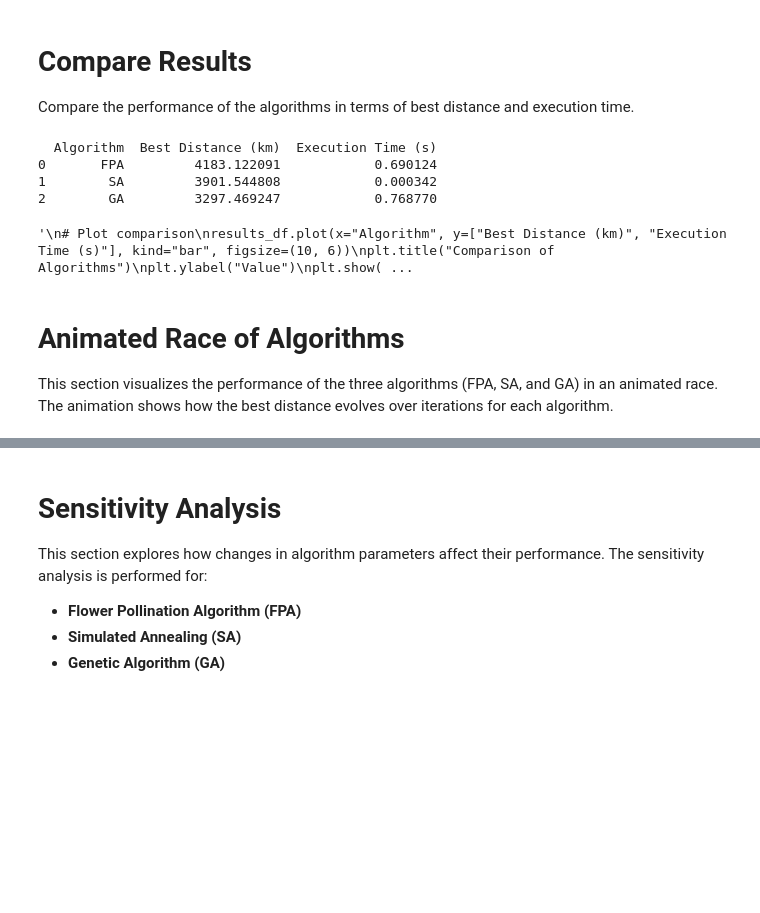
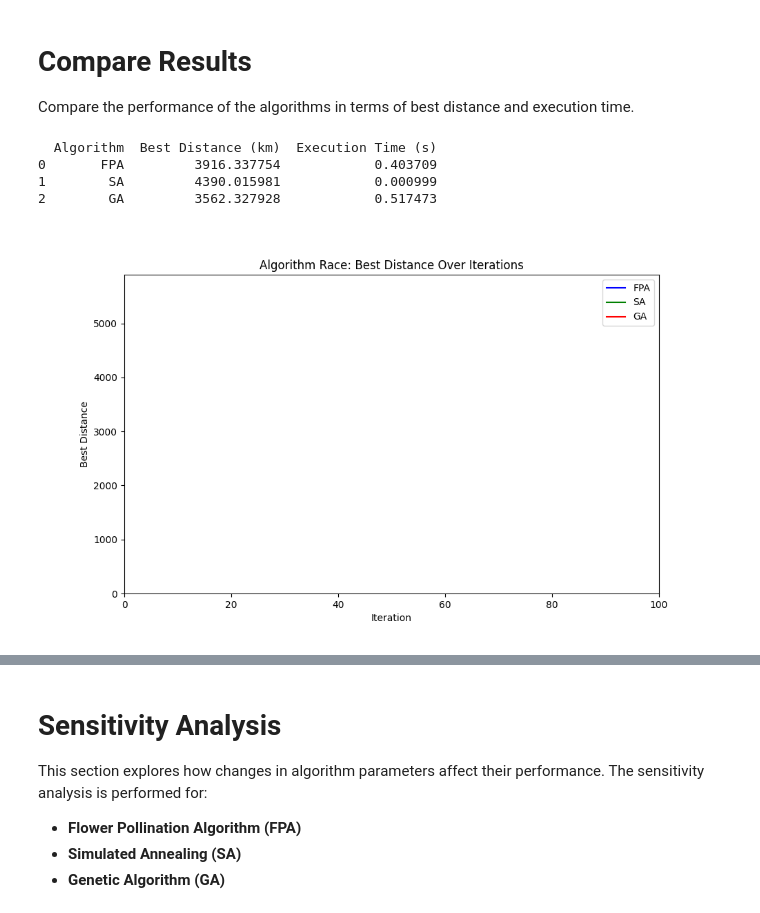
Before and after one commit to mohamed-achek/FlowerPollinationAlgorithm, a Jupyter notebook: fpa.ipynb, the cells around one changed output, grey strips where cells are left out. Saved outputs shown, nothing was run; the diff lists cells and outputs as text; code cells hidden in the pictures; blank space fills up the shorter version.

```diff
--- a/fpa.ipynb
+++ b/fpa.ipynb
@@ -157,40 +157,77 @@ Genetic Algorithm (GA):
 # Compare Results
 Compare the performance of the algorithms in terms of best distance and execution time.
 # %%
-# Compare results
+# Compare results and show animated race for the same run
+
+# --- Table of results ---
 def get_exec_time(obj, fallback=None):
     if hasattr(obj, "n_iterations"):
         return obj.n_iterations
     elif hasattr(obj, "n_generations"):
         return obj.n_generations
     elif fallback is not None:
         return fallback
     else:
         return "N/A"
 
 results = {
     "Algorithm": ["FPA", "SA", "GA"],
     "Best Distance (km)": [fpa.best_distance, sa.best_distance, ga.best_distance],
     "Execution Time (s)": [fpa_exec_time, sa_exec_time, ga_exec_time]
 }
 
 import pandas as pd
 results_df = pd.DataFrame(results)
 print(results_df)
-"""
-# Plot comparison
-results_df.plot(x="Algorithm", y=["Best Distance (km)", "Execution Time (s)"], kind="bar", figsize=(10, 6))
-plt.title("Comparison of Algorithms")
-plt.ylabel("Value")
-plt.show()
-"""
+
+# --- Animated Race of Algorithms for the same run ---
+from matplotlib.animation import FuncAnimation
+from IPython.display import Image, display
+
+# Use the history from the same run as above
+fpa_distances = [fpa.total_distance(perm) for perm in fpa.history]
+sa_distances = [sa.total_distance(perm) for perm in sa.history]
+ga_distances = [ga.total_distance(perm) for perm in ga.history]
+
+max_iterations = max(len(fpa_distances), len(sa_distances), len(ga_distances))
+
+# Pad shorter histories with the last value to match the longest history
+fpa_distances += [fpa_distances[-1]] * (max_iterations - len(fpa_distances))
+sa_distances += [sa_distances[-1]] * (max_iterations - len(sa_distances))
+ga_distances += [ga_distances[-1]] * (max_iterations - len(ga_distances))
+
+fig, ax = plt.subplots(figsize=(10, 6))
+lines = {
+    "FPA": ax.plot([], [], label="FPA", color="blue")[0],
+    "SA": ax.plot([], [], label="SA", color="green")[0],
+    "GA": ax.plot([], [], label="GA", color="red")[0],
+}
+ax.set_xlim(0, max_iterations)
+ax.set_ylim(0, max(max(fpa_distances), max(sa_distances), max(ga_distances)) * 1.1)
+ax.set_title("Algorithm Race: Best Distance Over Iterations")
+ax.set_xlabel("Iteration")
+ax.set_ylabel("Best Distance")
+ax.legend()
+
+def update(frame):
+    x = list(range(frame + 1))
+    lines["FPA"].set_data(x, fpa_distances[:frame + 1])
+    lines["SA"].set_data(x, sa_distances[:frame + 1])
+    lines["GA"].set_data(x, ga_distances[:frame + 1])
+    return lines.values()
+
+ani = FuncAnimation(fig, update, frames=max_iterations, blit=True, repeat=False)
+
+# Save the animation as a GIF
+gif_path = "Best_Disatnce_over_iterations.gif"
+ani.save(gif_path, writer="pillow", fps=10)
+plt.close(fig)
+
+# Display the GIF in the notebook
+display(Image(filename=gif_path))
 # %% [output]
   Algorithm  Best Distance (km)  Execution Time (s)
-0       FPA         4183.122091            0.690124
-1        SA         3901.544808            0.000342
-2        GA         3297.469247            0.768770
+0       FPA         3916.337754            0.403709
+1        SA         4390.015981            0.000999
+2        GA         3562.327928            0.517473
-'\n# Plot comparison\nresults_df.plot(x="Algorithm", y=["Best Distance (km)", "Execution Time (s)"], kind="bar", figsize=(10, 6))\nplt.title("Comparison of Algorithms")\nplt.ylabel("Value")\nplt.show( ...
+[figure, added]
-# %% [markdown]
-# Animated Race of Algorithms
-
-This section visualizes the performance of the three algorithms (FPA, SA, and GA) in an animated race. The animation shows how the best distance evolves over iterations for each algorithm.
```
Also changed, not shown: parts of 11 cells of this notebook, 2 other files.
